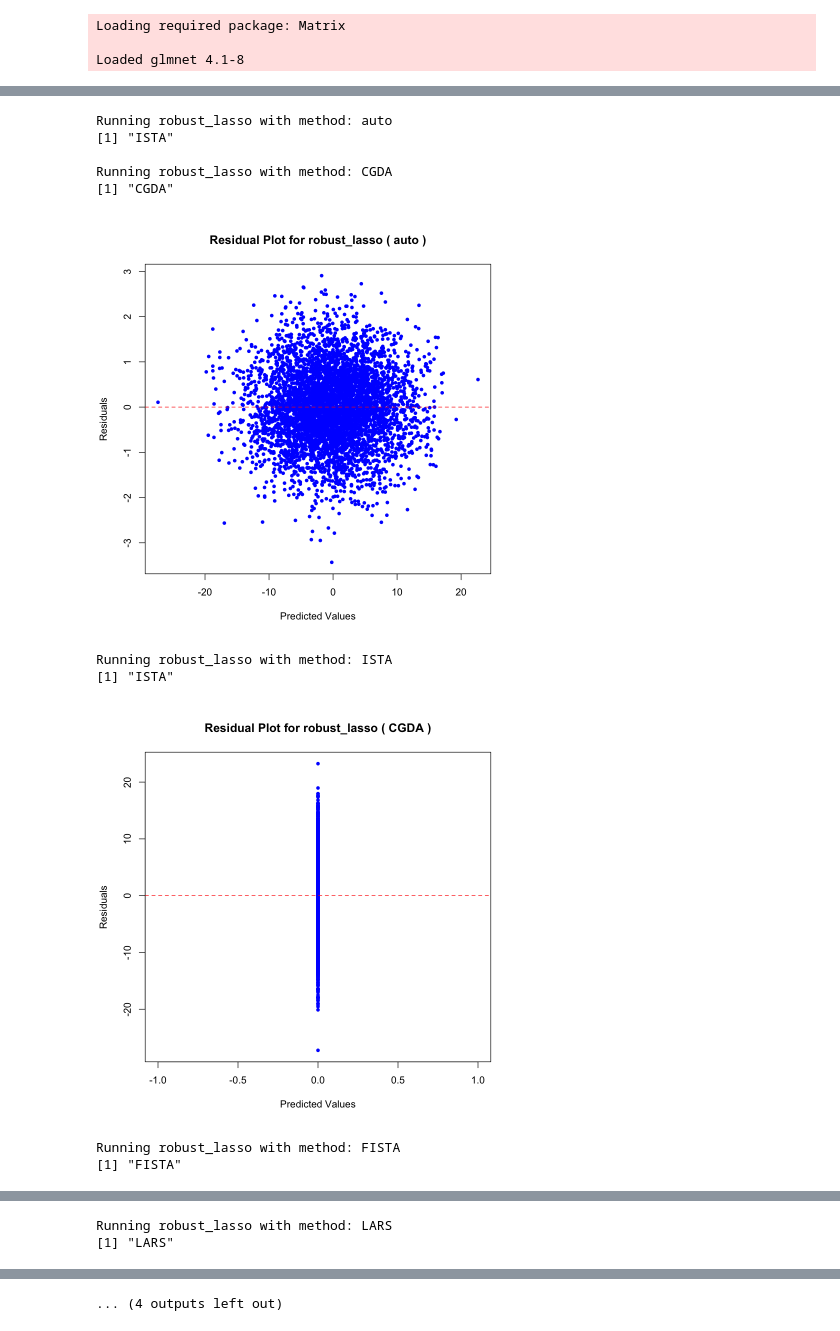
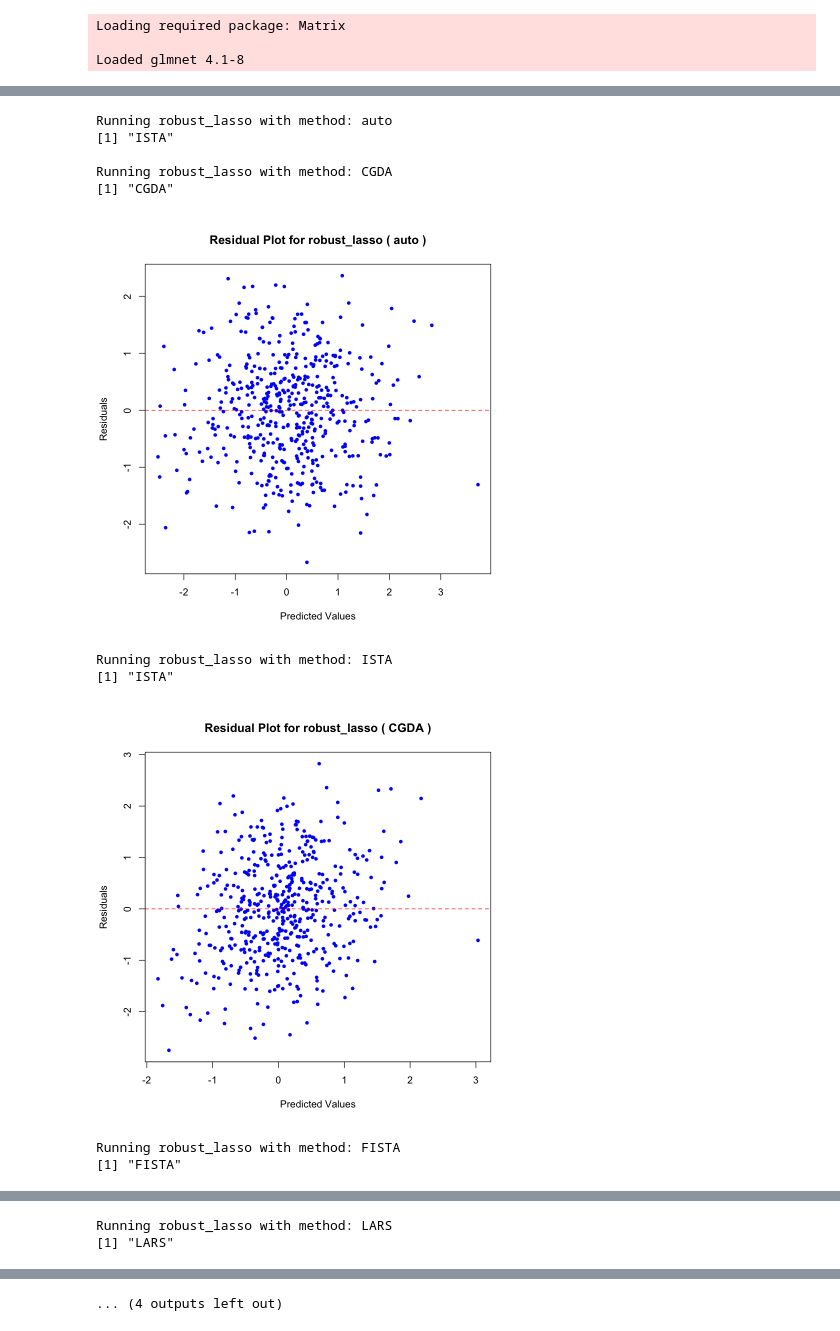
Before and after one commit to eawerner306/biostat615_project, a Jupyter notebook: lassosolve615/dev_test/simulated_data.ipynb, the cells around one changed output, grey strips where cells are left out. Saved outputs shown, nothing was run; the diff lists cells and outputs as text; code cells hidden in the pictures.

```diff
--- a/lassosolve615/dev_test/simulated_data.ipynb
+++ b/lassosolve615/dev_test/simulated_data.ipynb
@@ -141,7 +141,8 @@ compare_lasso_methods <- function(X, y, lambda = NULL) {
 
     # Store results for robust_lasso
     results[[method]] <- list(
-      time = robust_time["elapsed"],
+      # time = robust_time["elapsed"],
+      time = robust_time["user.self"],
       mse = mse_robust,
       r2 = r2_robust
     )
@@ -160,11 +161,12 @@ compare_lasso_methods <- function(X, y, lambda = NULL) {
     glmnet_result <- glmnet(X, y, alpha = 1, lambda = lambda, intercept = TRUE)
   )
   # best lambda
-  cv_result <- cv.glmnet(X, y, alpha = 1, intercept = TRUE)
+  if (is.null(lambda)){cv_result <- cv.glmnet(X, y, alpha = 1, intercept = TRUE)
   best_lambda <- cv_result$lambda.min  # 最小均方误差对应的 lambda
   # Extract predictions and residuals from glmnet
-  glmnet_beta <- as.vector(coef(glmnet_result, s = best_lambda))
-  # glmnet_beta <- as.vector(coef(glmnet_result, s = lambda))
+  glmnet_beta <- as.vector(coef(glmnet_result, s = best_lambda))}else{
+
+  glmnet_beta <- as.vector(coef(glmnet_result, s = lambda))}
   y_pred_glmnet <- cbind(1, X) %*% glmnet_beta  # Include intercept
   residuals_glmnet <- y - y_pred_glmnet
 
@@ -174,7 +176,8 @@ compare_lasso_methods <- function(X, y, lambda = NULL) {
 
   # Store results for glmnet
   results[["glmnet"]] <- list(
-    time = glmnet_time["elapsed"],
+    # time = glmnet_time["elapsed"],
+    time = glmnet_time["user.self"],
     mse = mse_glmnet,
     r2 = r2_glmnet
   )
@@ -231,25 +311,25 @@ $fit$convergence
 # %%
 # feature_size，data_size，sparsity_level
 # test feature_size:low
-results <- compare_lasso_methods(data_high_medium_low$X, data_high_medium_low$y)
+results <- compare_lasso_methods(data_low_small_low$X, data_low_small_low$y)
 # results <- compare_lasso_methods(data_low_small_medium$X, data_low_small_medium$y, lambda=0.1)
 
 # results <- compare_lasso_methods(data_low_medium_low$X, data_low_medium_low$y, lambda=0.1)
 
 
 # results <- compare_lasso_methods(data_low_large_low$X, data_low_large_low$y, lambda=0.1)
 
 
 # results <- compare_lasso_methods(data_low_vlarge_low$X, data_low_vlarge_low$y, lambda=0.1)
 # %% [output]
 Running robust_lasso with method: auto
 [1] "ISTA"
 
 Running robust_lasso with method: CGDA
 [1] "CGDA"
-[figure, old version]
+[figure, new version]
 Running robust_lasso with method: ISTA
 [1] "ISTA"
-[figure, old version]
+[figure, new version]
 Running robust_lasso with method: FISTA
 [1] "FISTA"
```
Also changed, not shown: parts of 4 cells of this notebook, 2 other files.
